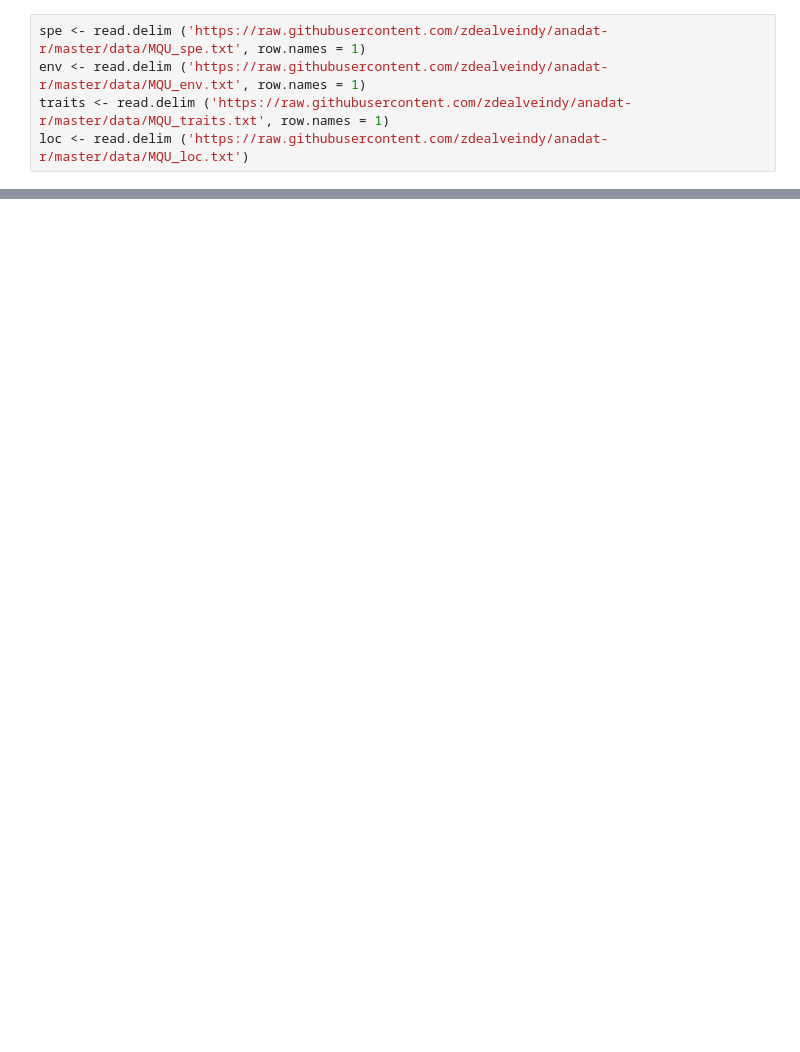
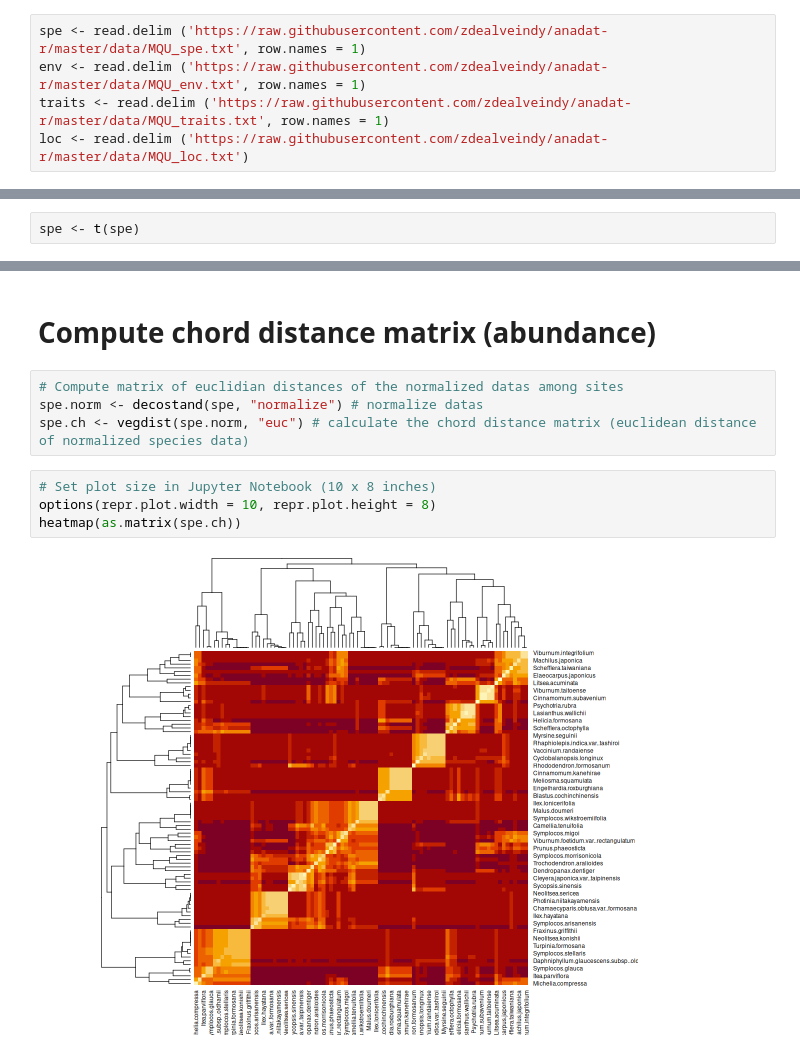
Before and after one commit to zfourati/Multivariate_statisitcs_project, a Jupyter notebook: zeineb.ipynb, the cells around one changed output, grey strips where cells are left out. Cells and saved outputs as stored; diff of their text form; blank space fills up the shorter version.

```diff
--- a/zeineb.ipynb
+++ b/zeineb.ipynb
@@ -125,0 +44,2 @@ plot(hc_species, main="Species Clustering (Co-occurrence)")
+# %%
+spe <- t(spe)
@@ -125,0 +57,12 @@ plot(hc_species, main="Species Clustering (Co-occurrence)")
+# %% [markdown]
+# Compute chord distance matrix (abundance)
+# %%
+# Compute matrix of euclidian distances of the normalized datas among sites
+spe.norm <- decostand(spe, "normalize") # normalize datas
+spe.ch <- vegdist(spe.norm, "euc") # calculate the chord distance matrix (euclidean distance of normalized species data)
+# %%
+# Set plot size in Jupyter Notebook (10 x 8 inches)
+options(repr.plot.width = 10, repr.plot.height = 8)
+heatmap(as.matrix(spe.ch))
+# %% [output]
+[figure, added]
```
Also changed, not shown: parts of 28 cells of this notebook.
